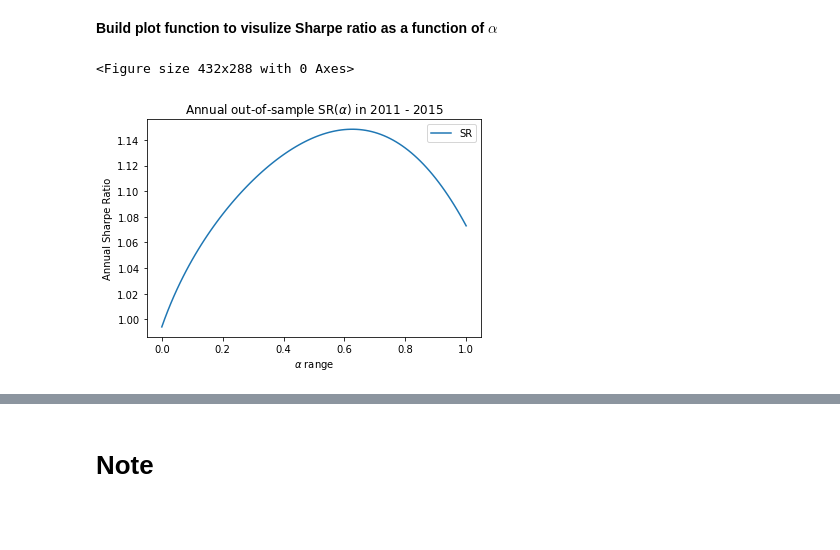
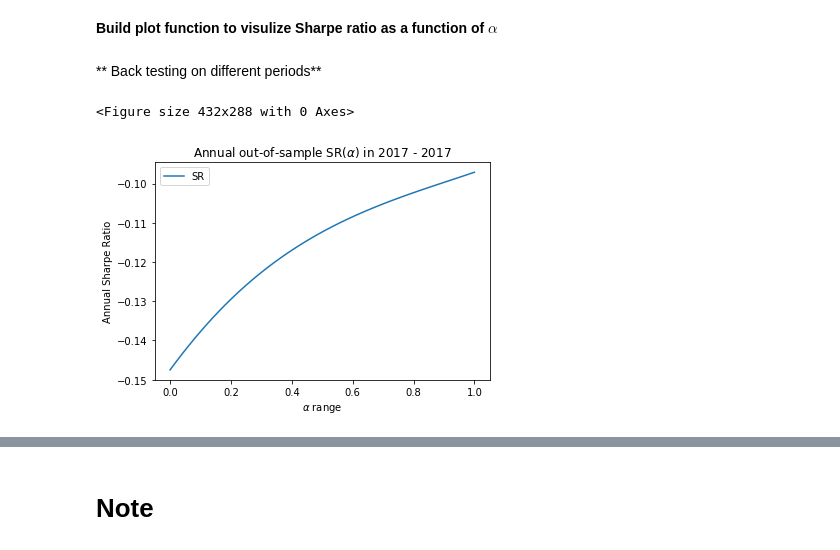
Before and after one commit to ChengLuFred/Portfolio-Selection-via-TBN, a Jupyter notebook: supplement/subject_exam.ipynb, the cells around one changed output, grey strips where cells are left out. Cells and saved outputs as stored; diff of their text form; code cells hidden in the pictures; blank space fills up the shorter version.

```diff
--- a/supplement/subject_exam.ipynb
+++ b/supplement/subject_exam.ipynb
@@ -230,8 +231,14 @@ adjacency_plot(**parameters)
 **Buid the GMV portfolio as a function of intensity $\alpha$**
 # %%
 def GMVP(a, correlated_matrix_stock, correlated_matrix_text, volatility_vector):
-    '''
-    GMV portfolio as a function of intensity a
+    '''GMV portfolio as a function of intensity 'alpha'
+    Args:
+        a: alpha
+        correlated_matrix_stock: correlation matrix of stock returns
+        correlated_matrix_text: TBN
+        volatility_vector: volatility of stock returns
+    Returns:
+        GMVP(column vector)
     '''
     # initialization
     R_1 = correlated_matrix_stock.values
@@ -250,7 +257,6 @@ def GMVP(a, correlated_matrix_stock, correlated_matrix_text, volatility_vector):
     x = numerator / denominator
 
     #return pd.DataFrame(H)
-
     return x.reshape((len(x), 1))
 # %% [markdown]
 **build back testing function**
@@ -309,7 +323,8 @@ def back_test_on_portfolio_return(start, end, alpha_step):
 **Build function to compute Sharpe Ratio**
 # %%
 def sharpe_ratio(stock_return):
-    '''
+    '''Given portfolio daily returns to calculate Sharpe ratio
+
     Argument:
         stock_return: a matrix that each column reperents a time series given specific portfolio
     Requirement:
@@ -330,7 +345,7 @@ def sharpe_ratio(stock_return):
         alpha = return_list.name
 
         # calculate annual SR
-        excess_return = return_list - r_f
+        excess_return = return_list - r_f * 0.01
         expected_return = excess_return.mean() * 252
         volatility = excess_return.std()* np.sqrt(252)
         sharpe_ratio = expected_return / volatility
@@ -345,7 +360,7 @@ def sharpe_ratio(stock_return):
 # %%
 def sharpe_ratio_show(vector, title):
     # initialization
-    output_path = os.getcwd() + '/' + 'picture/'
+    output_path = '../picture/'
     output_name = output_path + title + '.jpg'
 
     # plot
@@ -354,23 +369,31 @@ def sharpe_ratio_show(vector, title):
     plt.title(title)
     plt.ylabel('Annual Sharpe Ratio')
     plt.xlabel('$\\alpha$ range')
-    fig.savefig(output_name)
+    #fig.savefig(output_name)
     plt.show()
+# %% [markdown]
+** Back testing on different periods**
+# %%
+SR_aggregate = pd.DataFrame()
 # %%
+year += 1
 parameter_list = {}
-parameter_list['start'] = 2011
-parameter_list['end'] = 2015
+parameter_list['start'] = year
+parameter_list['end'] = year
 parameter_list['alpha_step'] = 0.01
 
 # calculate portfolio return for different alpha
 return_series = back_test_on_portfolio_return(**parameter_list)
 
 # calculate Sharpe ratio for different alpha
 SR = sharpe_ratio(return_series)
 
+# store
+SR_aggregate[year] = SR.values.flatten()
+
 # plot Sharpe ratio as a function of alpha
 file_name = 'Annual out-of-sample SR($\\alpha$) in ' + str(parameter_list['start']) + ' - ' + str(parameter_list['end'])
 sharpe_ratio_show(SR, file_name)
 # %% [output]
 <Figure size 432x288 with 0 Axes>
-[figure, old version]
+[figure, new version]
```
Also changed, not shown: parts of 12 cells of this notebook, 4 other files.
